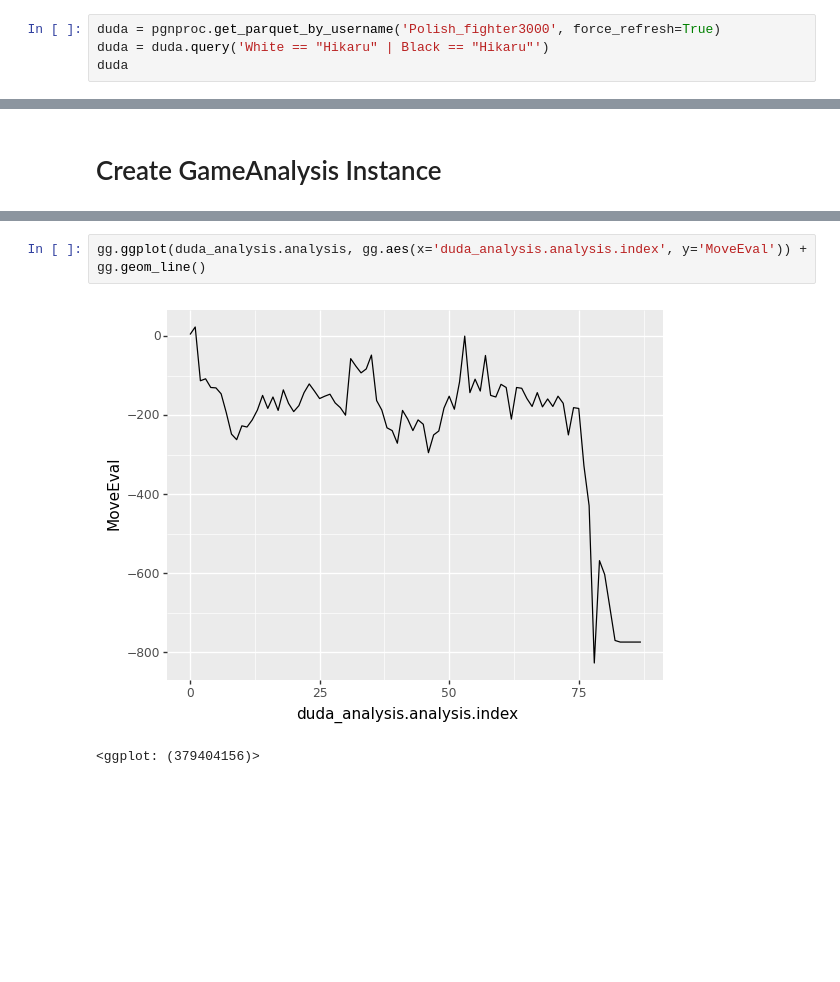
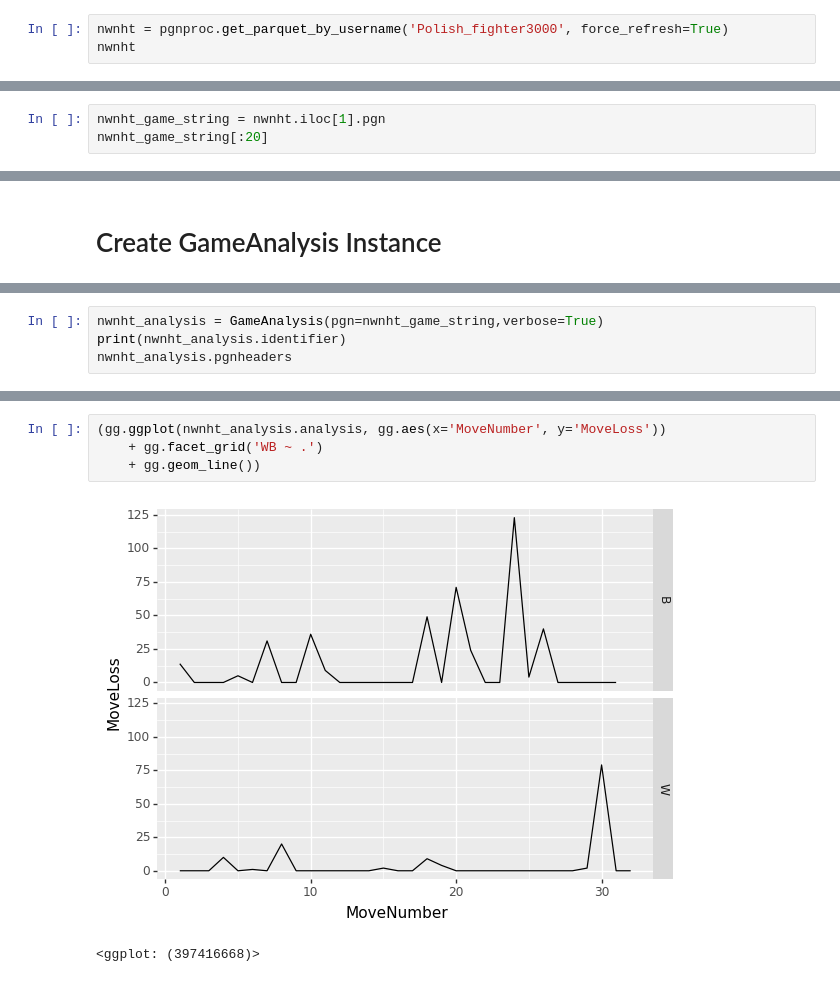
Before and after one commit to NWNHT/ChessPlotter, a Jupyter notebook: src/single_game_testing.ipynb, the cells around one changed output, grey strips where cells are left out. Cells and saved outputs as stored; diff of their text form; blank space fills up the shorter version.

Commit message:
Clean up the data processing and evaluations.  Began to create some visualizations.

```diff
--- a/src/single_game_testing.ipynb
+++ b/src/single_game_testing.ipynb
@@ -21,9 +16,8 @@ sf = Stockfish(path='/opt/homebrew/bin/stockfish')
 # %% [markdown]
 # Create the Parquet from Downloaded files
 # %%
-duda = pgnproc.get_parquet_by_username('Polish_fighter3000', force_refresh=True)
-duda = duda.query('White == "Hikaru" | Black == "Hikaru"')
-duda
+nwnht = pgnproc.get_parquet_by_username('Polish_fighter3000', force_refresh=True)
+nwnht
 # %% [output]
 |  | Event | Site | Date | Round | White | Black | Result | CurrentPosition | Timezone | ECO | ... |
 | 0 | Live Chess | Chess.com | 2022-11-02 | - | Polish_fighter3000 | Hikaru | 0-1 | 3Q4/1p3pk1/p1p3p1/P7/1P1P1qP1/2p2... | UTC | A00 | ... |
@@ -39,0 +29,3 @@ duda_game_string[:20]
+# %%
+nwnht_game_string = nwnht.iloc[1].pgn
+nwnht_game_string[:20]
@@ -70,0 +41,4 @@ KeyboardInterrupt:
+# %%
+nwnht_analysis = GameAnalysis(pgn=nwnht_game_string,verbose=True)
+print(nwnht_analysis.identifier)
+nwnht_analysis.pgnheaders
@@ -71,5 +95,7 @@ KeyboardInterrupt:
 # %%
-gg.ggplot(duda_analysis.analysis, gg.aes(x='duda_analysis.analysis.index', y='MoveEval')) + gg.geom_line()
+(gg.ggplot(nwnht_analysis.analysis, gg.aes(x='MoveNumber', y='MoveLoss'))
+    + gg.facet_grid('WB ~ .')
+    + gg.geom_line())
 # %% [output]
-[figure, old version]
+[figure, new version]
-<ggplot: (379404156)>
+<ggplot: (397416668)>
```
Also changed, not shown: parts of 16 cells of this notebook, 3 other files.
